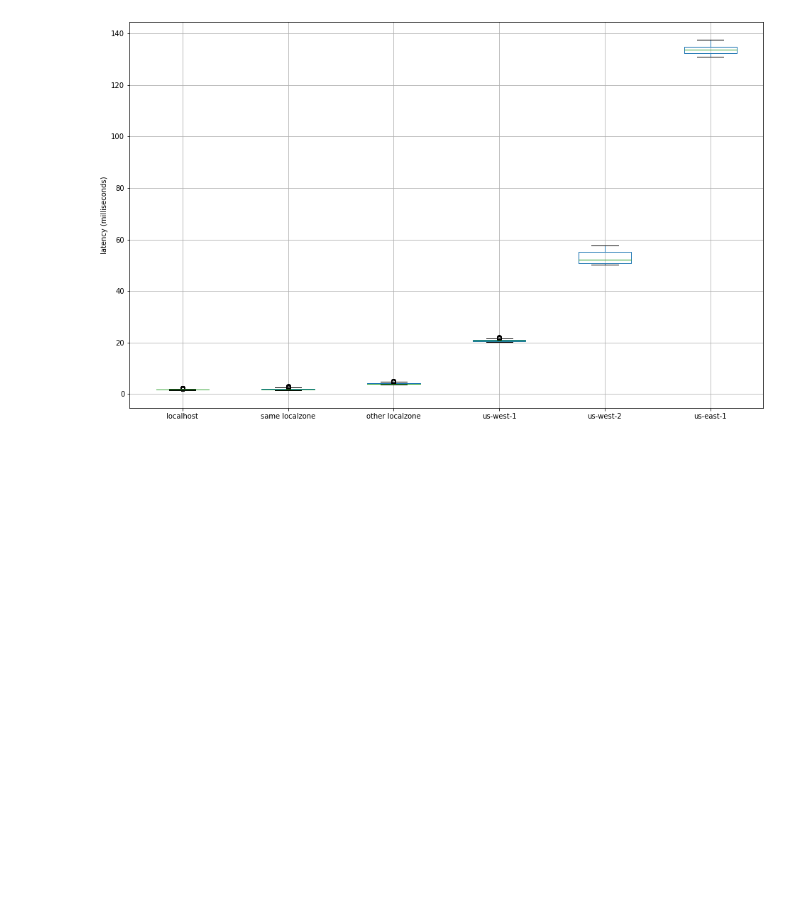
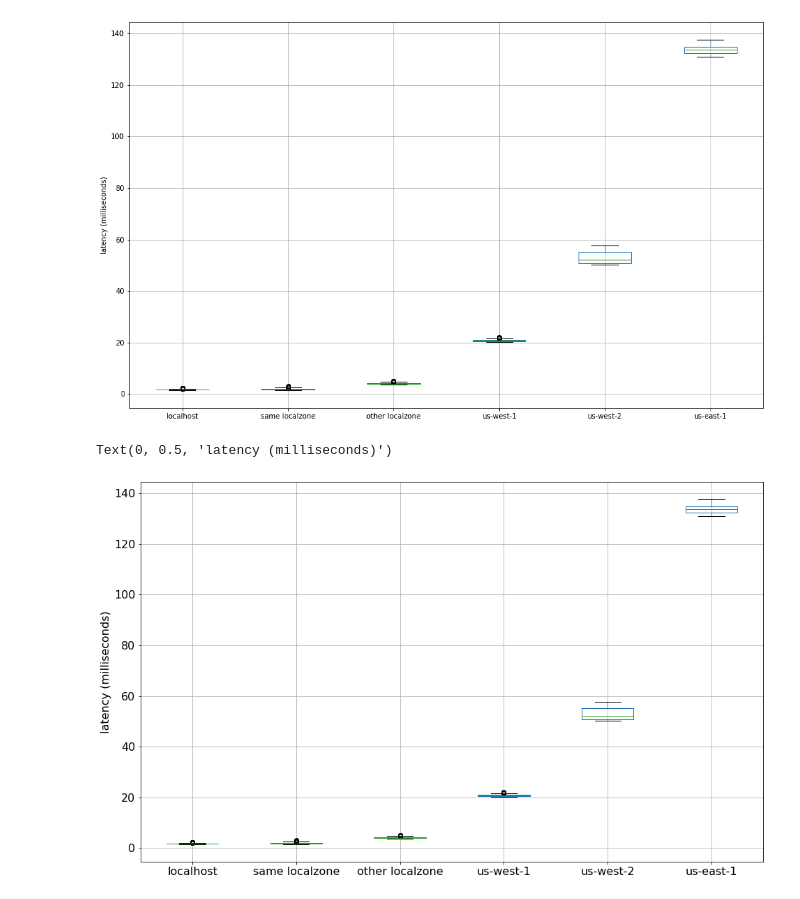
Before and after one commit to ericmelz/pinger-parser, a Jupyter notebook: jupyter/Pinger Parser Playground.ipynb, the cells around one changed output. Cells and saved outputs as stored; diff of their text form; code cells hidden in the pictures; blank space fills up the shorter version.

```diff
--- a/jupyter/Pinger Parser Playground.ipynb
+++ b/jupyter/Pinger Parser Playground.ipynb
@@ -684,3 +691,11 @@ boxplot.set_ylabel("latency (milliseconds)")
 # %% [output]
 Text(0, 0.5, 'latency (milliseconds)')
 [figure]
+# %%
+boxplot = df20.boxplot(column=['localhost', 'same localzone',
+                               'other localzone', 'us-west-1',
+                               'us-west-2', 'us-east-1'], figsize=(16,10), fontsize=16)
+boxplot.set_ylabel("latency (milliseconds)", fontsize=16)
+# %% [output]
+Text(0, 0.5, 'latency (milliseconds)')
+[figure, added]
```
Also changed, not shown: parts of 3 cells of this notebook.
